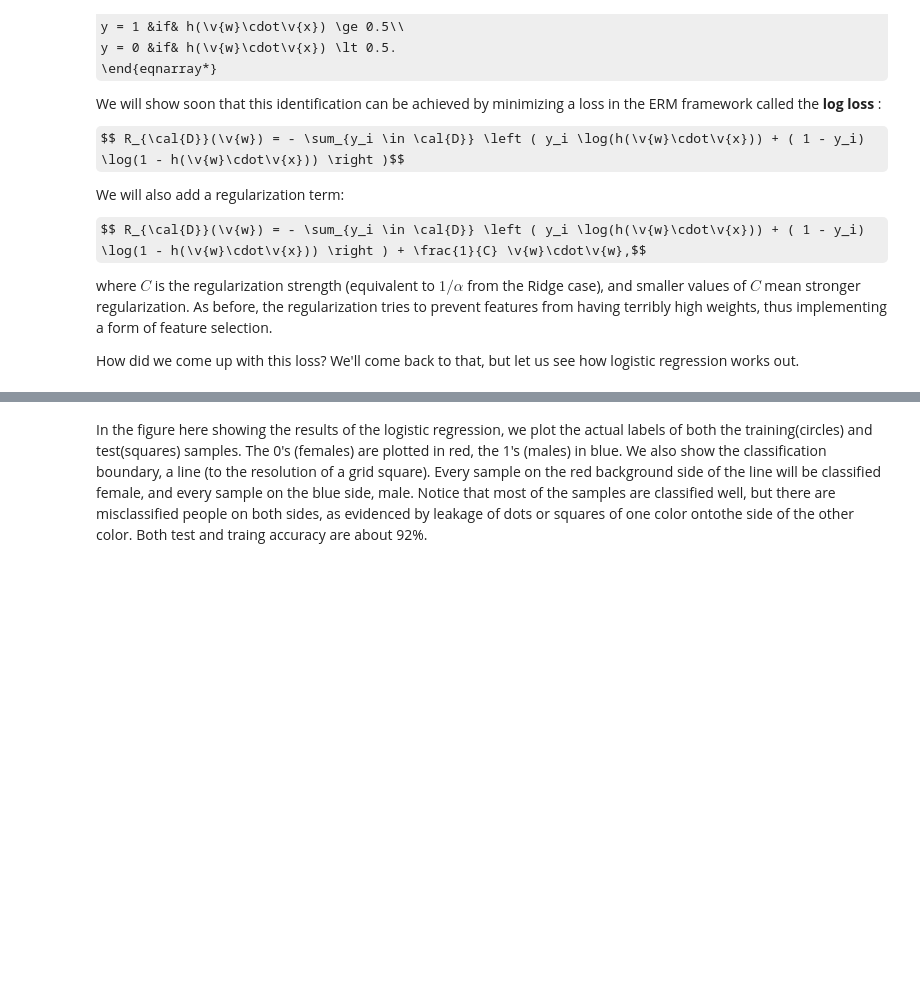
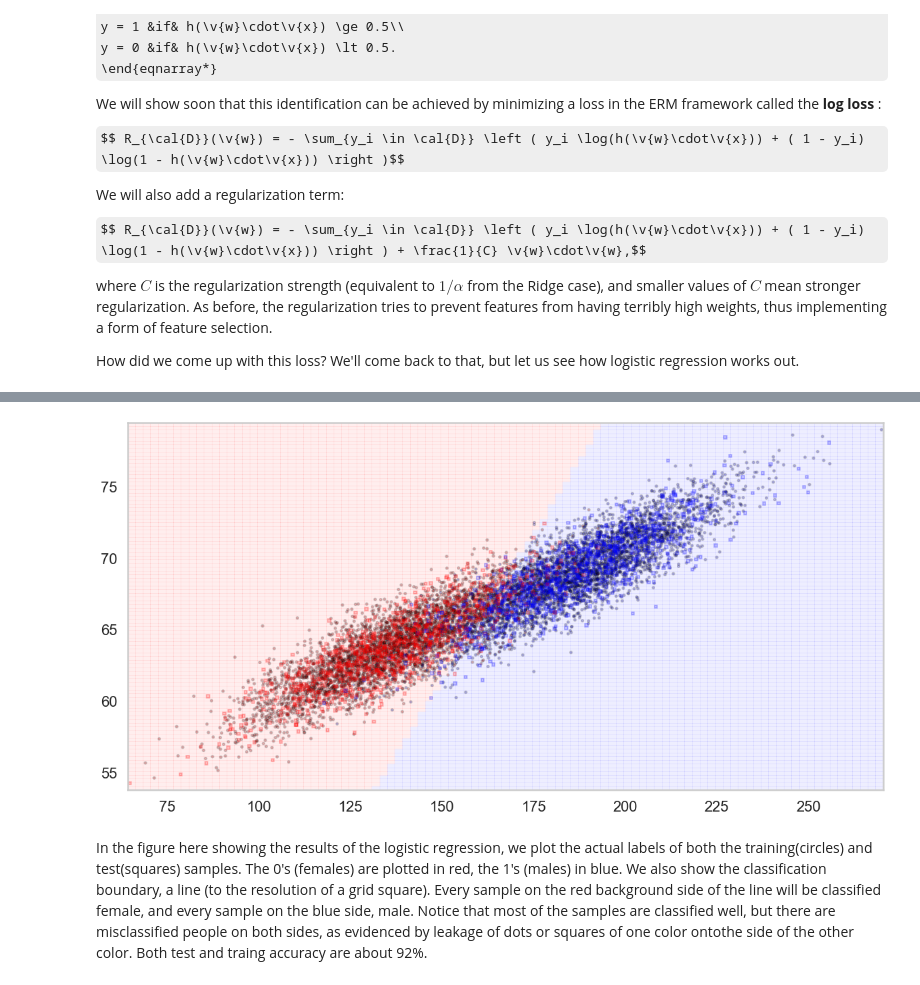
Before and after one commit to sampathv95/sb, a Jupyter notebook: logistic_regression/Mini_Project_Logistic_Regression.ipynb, the cells around one changed output, grey strips where cells are left out. Drawn from its saved outputs; the diff is of its cells as text; code cells hidden in the pictures; some formulas as TeX source; blank space fills up the shorter version.

```diff
--- a/logistic_regression/Mini_Project_Logistic_Regression.ipynb
+++ b/logistic_regression/Mini_Project_Logistic_Regression.ipynb
@@ -338,7 +400,9 @@ clf_l, Xtrain_l, ytrain_l, Xtest_l, ytest_l  = do_classify(LogisticRegression(),
 # %%
-plt.figure()
+plt.figure(figsize=(20, 10))
 ax=plt.gca()
 points_plot(ax, Xtrain_l, Xtest_l, ytrain_l, ytest_l, clf_l, alpha=0.2);
+# %% [output]
+[figure, added]
 # %% [markdown]
 In the figure here showing the results of the logistic regression, we plot the actual labels of both the training(circles) and test(squares) samples. The 0's (females) are plotted in red, the 1's (males) in blue. We also show the classification boundary, a line (to the resolution of a grid square). Every sample on the red background side of the line will be classified female, and every sample on the blue side, male. Notice that most of the samples are classified well, but there are misclassified people on both sides, as evidenced by leakage of dots or squares of one color ontothe side of the other color. Both test and traing accuracy are about 92%.
 # %% [markdown]
```
Also changed, not shown: parts of 18 cells of this notebook.
